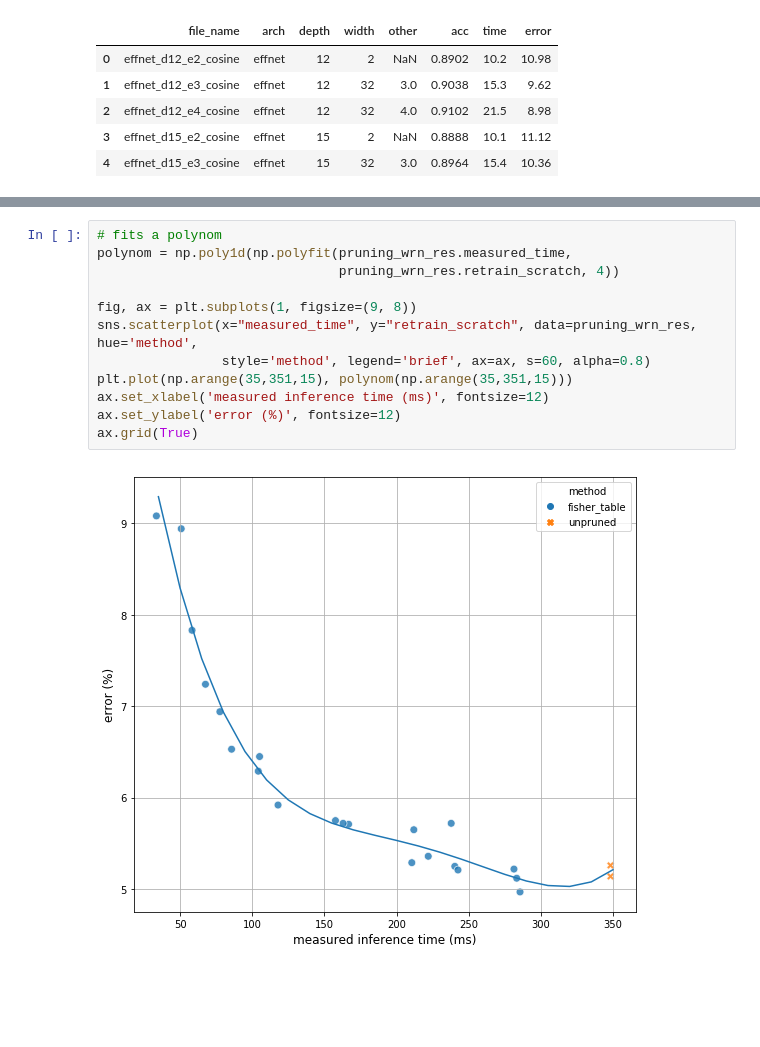
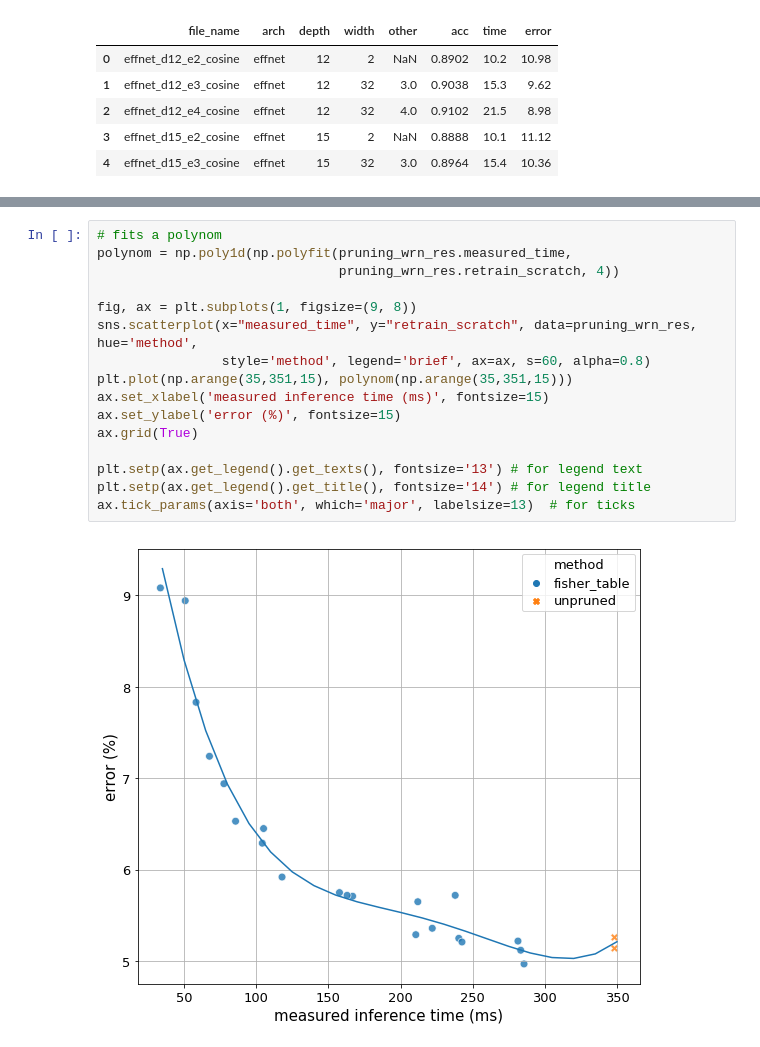
Before and after one commit to NatGr/Master_Thesis, a Jupyter notebook: training_from_scratch/visualize.ipynb, the cells around one changed output, grey strips where cells are left out. Drawn from its saved outputs; the diff is of its cells as text; blank space fills up the shorter version.

```diff
--- a/training_from_scratch/visualize.ipynb
+++ b/training_from_scratch/visualize.ipynb
@@ -56,15 +57,19 @@ pruning_wrn_res.head()
 # %%
 # fits a polynom
 polynom = np.poly1d(np.polyfit(pruning_wrn_res.measured_time,
                                pruning_wrn_res.retrain_scratch, 4))
 
 fig, ax = plt.subplots(1, figsize=(9, 8))
 sns.scatterplot(x="measured_time", y="retrain_scratch", data=pruning_wrn_res, hue='method',
                 style='method', legend='brief', ax=ax, s=60, alpha=0.8)
 plt.plot(np.arange(35,351,15), polynom(np.arange(35,351,15)))
-ax.set_xlabel('measured inference time (ms)', fontsize=12)
-ax.set_ylabel('error (%)', fontsize=12)
+ax.set_xlabel('measured inference time (ms)', fontsize=15)
+ax.set_ylabel('error (%)', fontsize=15)
 ax.grid(True)
+
+plt.setp(ax.get_legend().get_texts(), fontsize='13') # for legend text
+plt.setp(ax.get_legend().get_title(), fontsize='14') # for legend title
+ax.tick_params(axis='both', which='major', labelsize=13)  # for ticks
 # %% [output]
-[figure, old version]
+[figure, new version]
 # %%
```
Also changed, not shown: parts of 3 cells of this notebook, 2 other files.
